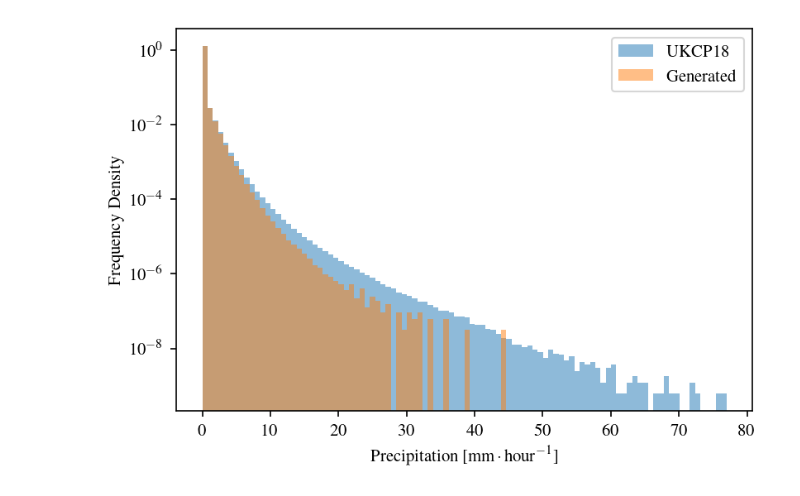
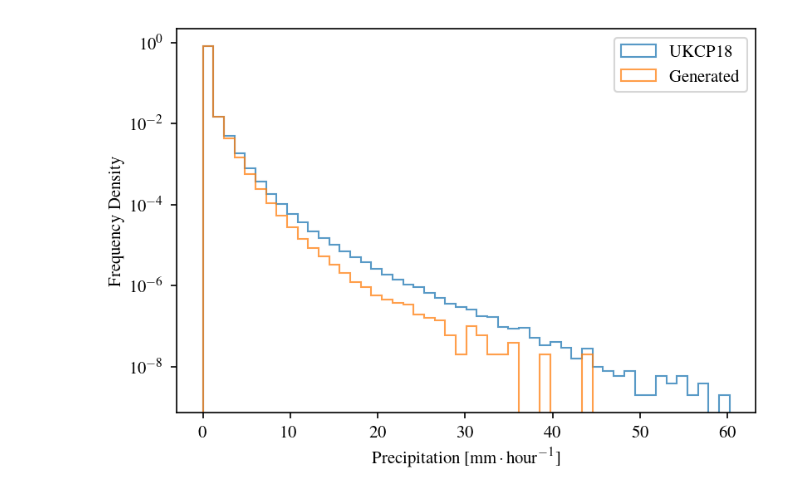
Before and after one commit to henryaddison/video-diffusion-climate, a Jupyter notebook: notebooks/histogram.ipynb, the cells around one changed output. Saved outputs shown, nothing was run; the diff lists cells and outputs as text; code cells hidden in the pictures.

Commit message:
Working on plots

```diff
--- a/notebooks/histogram.ipynb
+++ b/notebooks/histogram.ipynb
@@ -9,16 +9,17 @@ rc("text", usetex=True)
 # plt.rcParams['figure.dpi']= 300
 plt.rcParams['figure.dpi']= 150
 
-x = torch.load("pr_rcp85_land-cpm_birmingham-64_2.2km-coarsened-4x-2.2km-coarsened-4x_01_1hr_flattened_sorted.pt").numpy()
-y = torch.load("samples.pt", map_location=torch.device('cpu')).numpy().flatten()
+test_flattened_sorted = torch.load("test_flattened_sorted.pt").numpy()
+samples_flattened_sorted = torch.load("samples.pt", map_location=torch.device('cpu')).numpy().flatten()
 # %%
 plt.figure(figsize=(6, 4))
-plt.hist(x, alpha = 0.5, label = "UKCP18", density = True, range = (0, x[-1]), bins = 100)
-plt.hist(y, alpha = 0.5, label = "Generated", density = True, range = (0, x[-1]), bins = 100)
+max_value = max(test_flattened_sorted.max(), samples_flattened_sorted.max())
+plt.hist(test_flattened_sorted, density = True, range = (0, max_value), bins = 50, alpha = 0.75, histtype = "step", label = "UKCP18")
+plt.hist(samples_flattened_sorted, density = True, range = (0, max_value), bins = 50, alpha = 0.75, histtype = "step", label = "Generated")
 plt.yscale("log")
 plt.xlabel('Precipitation [$\mathrm{mm}\cdot\mathrm{hour}^{-1}$]')
 plt.ylabel('Frequency Density')
 plt.legend()
 plt.show()
 # %% [output]
-[figure, old version]
+[figure, new version]
```
Also changed, not shown: 3 other files.
